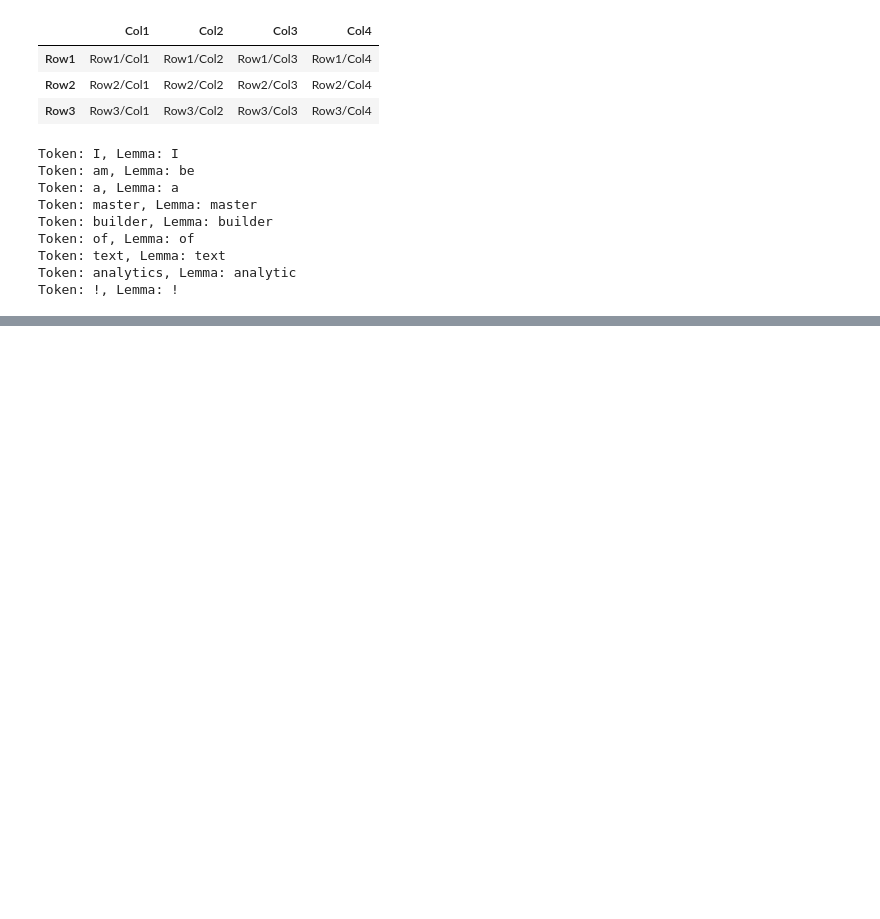
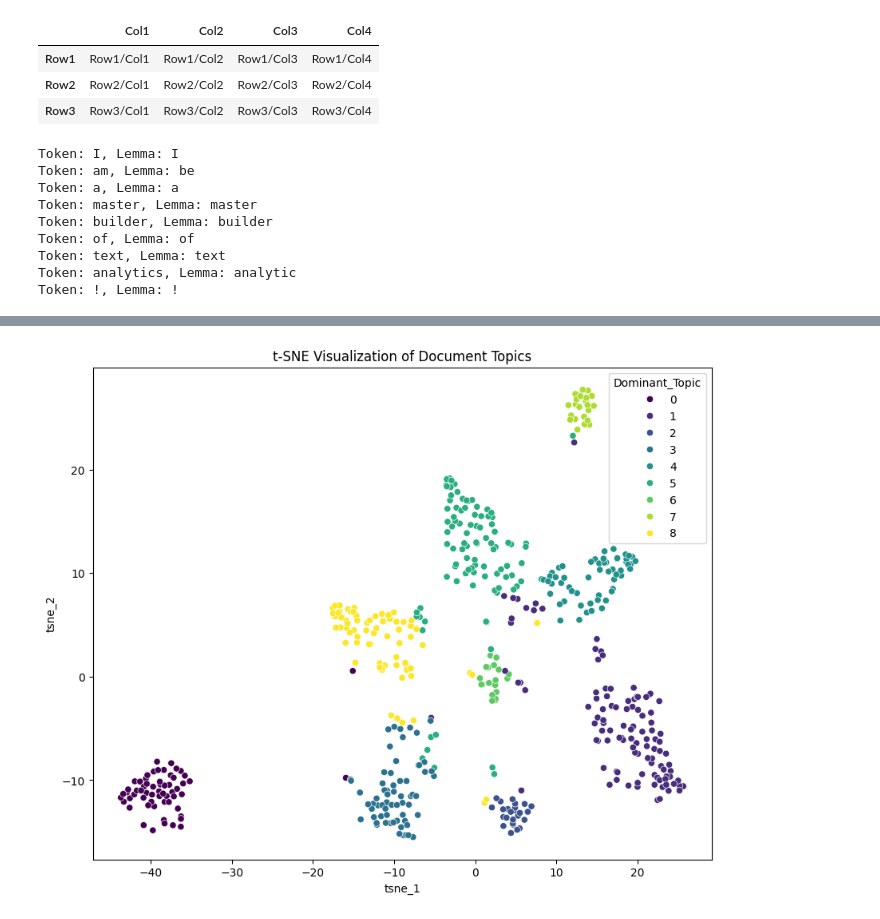
Before and after one commit to alexandermaat99/School-S2, a Jupyter notebook: thisIsGonnaSuck/Text_Analytics.ipynb, the cells around one changed output, grey strips where cells are left out. Drawn from its saved outputs; the diff is of its cells as text; code cells hidden in the pictures; blank space fills up the shorter version.

```diff
--- a/thisIsGonnaSuck/Text_Analytics.ipynb
+++ b/thisIsGonnaSuck/Text_Analytics.ipynb
@@ -175,0 +675,34 @@ KeyError: 'isStop'
+# %%
+# Question 17:
+# Visualize the number of documents/tweets attributed to each topic is through
+# a t-distributed Stochastic Neighbor Embedding (SNE) chart.
+
+from sklearn.manifold import TSNE
+import numpy as np
+import seaborn as sns
+import matplotlib.pyplot as plt
+
+# Calculate the topic distribution for each document
+topic_distributions = [lda_model.get_document_topics(doc, minimum_probability=0.0) for doc in corpus]
+
+# Extract dominant topic for each document
+dominant_topics = [max(topics, key=lambda x: x[1])[0] if topics else None for topics in topic_distributions]
+
+# Convert topic distributions to numpy array
+topic_dist_np = np.array([[prob for topic, prob in doc] for doc in topic_distributions])
+
+# Apply t-SNE to reduce dimensionality to 2D
+tsne = TSNE(n_components=2, random_state=1)
+tsne_results = tsne.fit_transform(topic_dist_np)
+
+# Create DataFrame for t-SNE results
+tsne_df = pd.DataFrame(tsne_results, columns=['tsne_1', 'tsne_2'])
+tsne_df['Dominant_Topic'] = dominant_topics
+
+# Plot t-SNE results
+plt.figure(figsize=(10, 8))
+sns.scatterplot(x='tsne_1', y='tsne_2', hue='Dominant_Topic', palette='viridis', data=tsne_df, legend='full')
+plt.title('t-SNE Visualization of Document Topics')
+plt.show()
+# %% [output]
+[figure, added]
```
Also changed, not shown: parts of 19 cells of this notebook, 1 other file.
